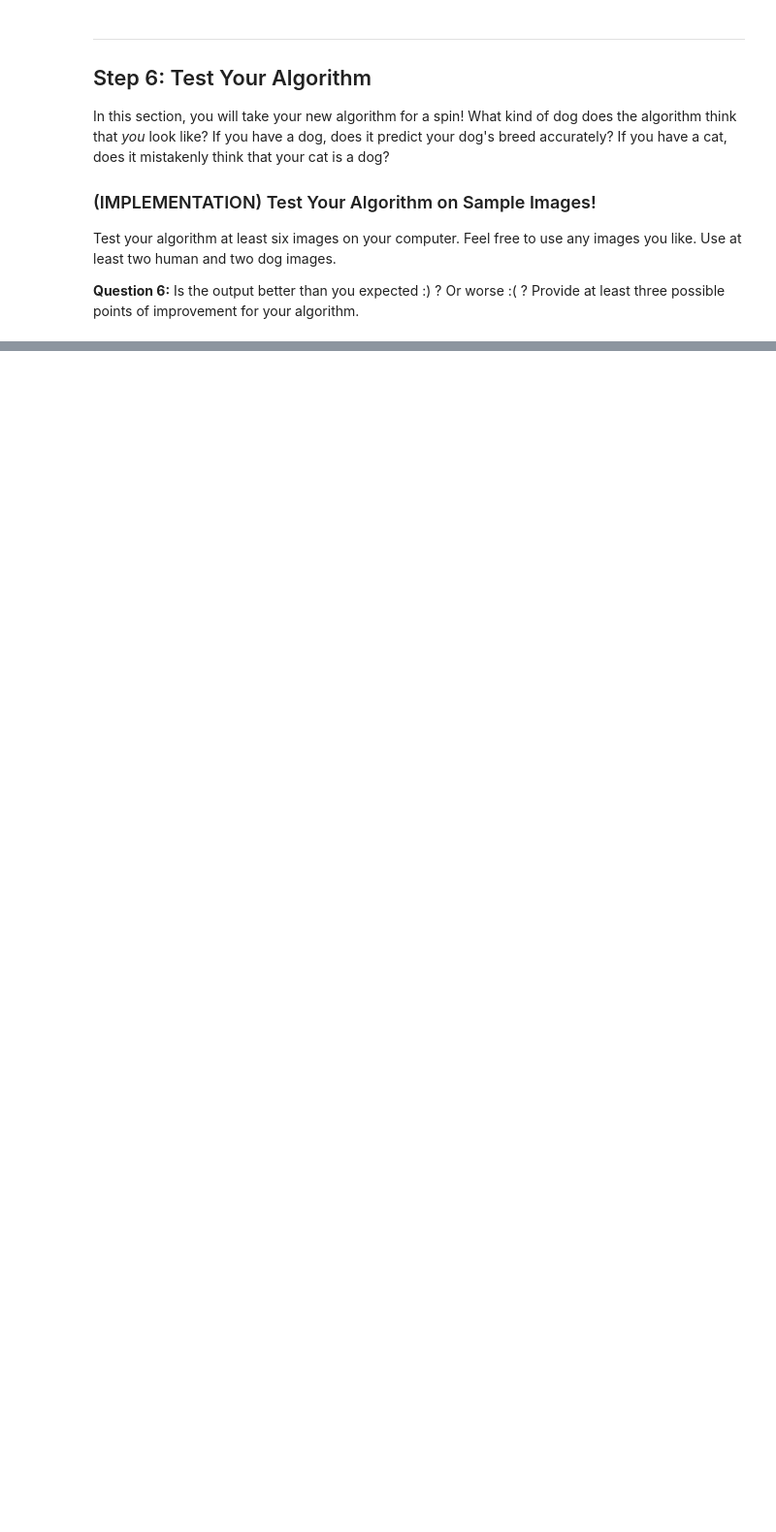
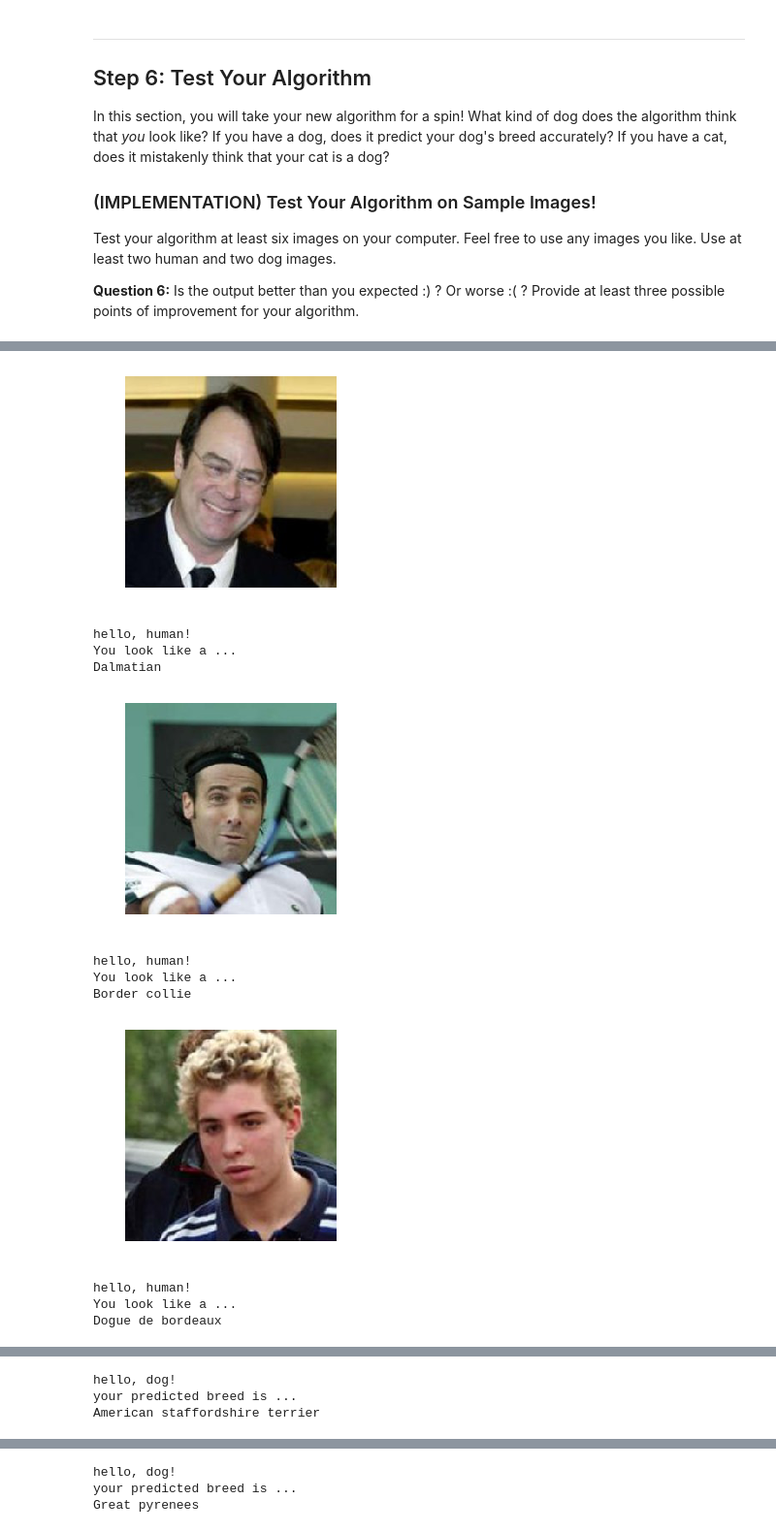
Before and after one commit to walaa5/Udacity-DL-Projects, a Jupyter notebook: cnn dogs classification/dog_app.ipynb, the cells around one changed output, grey strips where cells are left out. Shown at 97% size. Drawn from its saved outputs; the diff is of its cells as text; code cells hidden in the pictures; blank space fills up the shorter version.

```diff
--- a/cnn dogs classification/dog_app.ipynb
+++ b/cnn dogs classification/dog_app.ipynb
@@ -569,7 +567,7 @@ def train(n_epochs, loaders, model, optimizer, criterion, use_cuda, save_path):
     return model
 # %%
 # train the model
-model_scratch = train(5, loaders_scratch, model_scratch, optimizer_scratch,
+model_scratch = train(10, loaders_scratch, model_scratch, optimizer_scratch,
                       criterion_scratch, use_cuda, 'model_scratch.pt')
 
 # load the model that got the best validation accuracy
@@ -641,19 +646,18 @@ If you like, **you are welcome to use the same data loaders from the previous st
 # %%
 ## TODO: Specify data loaders
 
-train_transform = transforms.Compose([transforms.RandomResizedCrop(224),
+train_transform = transforms.Compose([transforms.Resize(255),
+                                transforms.CenterCrop(224),
                                 transforms.ToTensor(),
-                                transforms.Normalize((0.5,0.5,0.5),(0.5,0.5,0.5))])
-
-test_transform =  transforms.Compose([transforms.RandomResizedCrop(224),
-                                      transforms.ToTensor()])
+                                transforms.Normalize((0.485, 0.456, 0.406),
+                                (0.229, 0.224, 0.225))])
 
 batch_size = 32
 num_workers = 0
 
 train_data = datasets.ImageFolder('/data/dog_images/train' , transform = train_transform)
-valid_data = datasets.ImageFolder('/data/dog_images/train' , transform = test_transform)
-test_data = datasets.ImageFolder('/data/dog_images/test' , transform = test_transform)
+valid_data = datasets.ImageFolder('/data/dog_images/train' , transform = train_transform)
+test_data = datasets.ImageFolder('/data/dog_images/test' , transform = train_transform)
 
 
 train_loader = torch.utils.data.DataLoader(train_data , batch_size = batch_size , shuffle=True ,
@@ -739,13 +758,16 @@ Write a function that takes an image path as input and returns the dog breed (`A
 ### and returns the dog breed that is predicted by the model.
 
 # list of class names by index, i.e. a name can be accessed like class_names[0]
-class_names = [item[4:].replace("_", " ") for item in data_transfer[]'train'].classes]
+class_names = [item[4:].replace("_", " ") for item in train_data.classes]
 
 def predict_breed_transfer(img_path):
     # load the image and return the predicted breed
-    transform = transforms.Compose([transforms.Resize(255),
-                                    transforms.CenterCrop(224),
-                                    transforms.ToTensor()])
+    transform = transforms.Compose([
+        transforms.Resize(256),
+        transforms.CenterCrop(224),
+        transforms.ToTensor(),
+        transforms.Normalize([0.485, 0.456, 0.406],
+                             [0.229, 0.224, 0.225])])
     img = Image.open(img_path)
     img_t = transform(img)
     img = torch.unsqueeze(img_t,0)
@@ -785,12 +809,14 @@ def run_app(img_path):
     if dog_detector(img_path):
         print("hello, dog!")
         print("your predicted breed is ...")
-        prediction breed = predict_breed_transfer(img_path)
+        prediction_breed = predict_breed_transfer(img_path)
+        print(prediction_breed)
 
-    elif face_detector():
+    elif face_detector(img_path):
         print("hello, human!")
         print("You look like a ...")
-        prediction breed = predict_breed_transfer(img_path)
+        prediction_breed = predict_breed_transfer(img_path)
+        print(prediction_breed)
 
     else :
         print("error:there is neither a god or human in the image")
@@ -856,8 +849,25 @@ run_app(img_path)
 # %%
 ## TODO: Execute your algorithm from Step 6 on
 ## at least 6 images on your computer.
 ## Feel free to use as many code cells as needed.
 
 ## suggested code, below
 for file in np.hstack((human_files[:3], dog_files[:3])):
+    img = Image.open(file)
+    plt.imshow(img)
+    plt.axis('off')
+    plt.show()
     run_app(file)
+# %% [output]
+[figure, added]
+hello, human!
+You look like a ...
+Dalmatian
+[figure, added]
+hello, human!
+You look like a ...
+Border collie
+[figure, added]
+hello, human!
+You look like a ...
+Dogue de bordeaux
@@ -863,0 +875,3 @@ for file in np.hstack((human_files[:3], dog_files[:3])):
+hello, dog!
+your predicted breed is ...
+American staffordshire terrier
@@ -863,0 +879,3 @@ for file in np.hstack((human_files[:3], dog_files[:3])):
+hello, dog!
+your predicted breed is ...
+Great pyrenees
```
Also changed, not shown: parts of 29 cells of this notebook.
